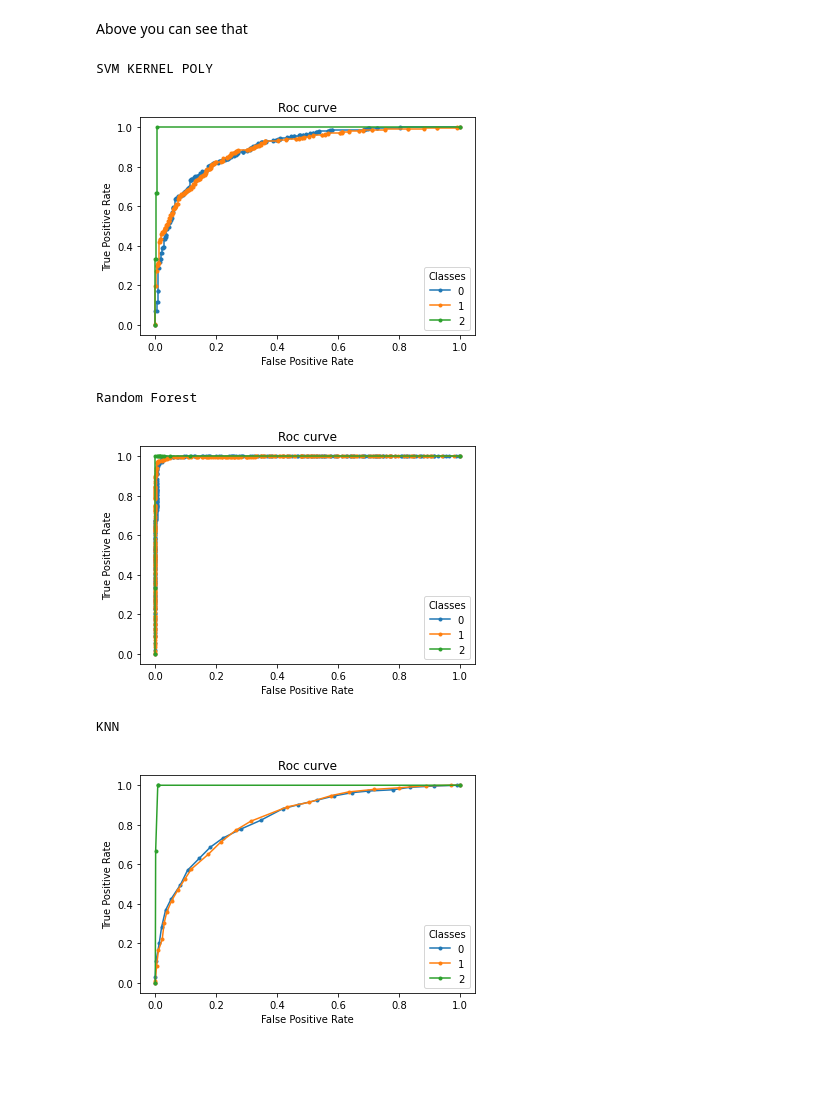
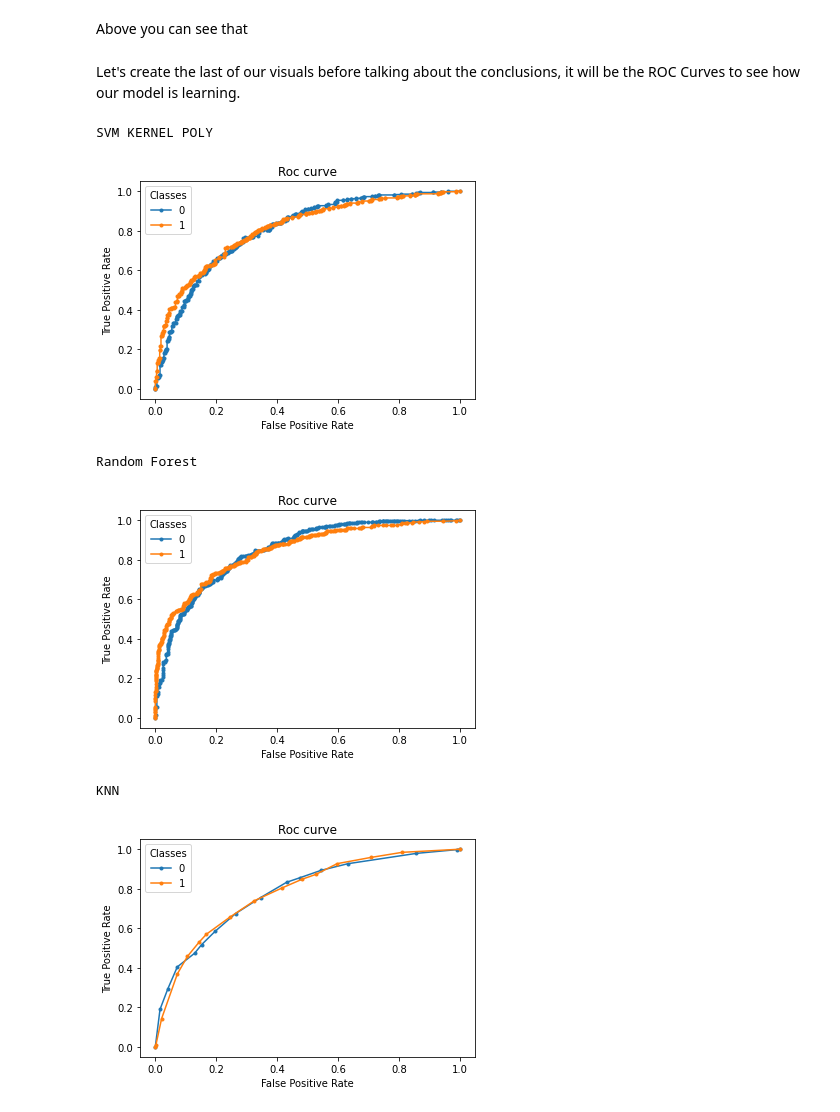
Before and after one commit to xavikp/kaggle-apc2122, a Jupyter notebook: src/predictor.ipynb, the cells around one changed output. Cells and saved outputs as stored; diff of their text form; code cells hidden in the pictures; blank space fills up the shorter version.

```diff
--- a/src/predictor.ipynb
+++ b/src/predictor.ipynb
@@ -351,7 +349,7 @@ plt.legend(["Accuracy", "F1"])
 # %%
 t0=time()
 
-neig = [1,2,3,4,5,10,15,25,50,100,250]
+neig = [1,2,3,4,5,10,15,25,50,75,90]
 
 res_acc = []
 res_F1 = []
@@ -389,7 +387,7 @@ Now let's move onto the final analysis before our conclusions. We'll be looking
 # %%
 #for the SVMs I take the best perfoming kernel which is the linear one, for the other models I've already determined what parameter
 #gave us the better results
-knn_ = KNeighborsClassifier(n_neighbors=25)
+knn_ = KNeighborsClassifier(n_neighbors=15)
 knn_.fit(x_train,y_train)
 knn_pred = knn_.predict(x_test)
 
@@ -451,6 +449,8 @@ weighted avg       0.74      0.74      0.74       433
 -----------------
 # %% [markdown]
 Above you can see that
+# %% [markdown]
+Let's create the last of our visuals before talking about the conclusions, it will be the ROC Curves to see how our model is learning.
 # %%
 x_train, x_test, y_train, y_test=train_test_split(X, Y, test_size=0.20, random_state=42)
 
@@ -459,8 +459,8 @@ ns_probs = [0 for _ in range(len(y_test))]
 # predict probabilities
 lr_probs = linear.predict_proba(x_test)
 # keep probabilities for the positive outcome only
-y_train = label_binarize(y_train, classes=[1, 2, 3])
-y_test = label_binarize(y_test, classes=[1, 2, 3])
+y_train = label_binarize(y_train, classes=[1, 2])
+y_test = label_binarize(y_test, classes=[1, 2])
 n_classes = y_test.shape[1]
 
 
@@ -489,9 +489,10 @@ ns_probs = [0 for _ in range(len(y_test))]
 # predict probabilities
 lr_probs = random_forest.predict_proba(x_test)
 # keep probabilities for the positive outcome only
-y_train = label_binarize(y_train, classes=[1, 2,'X'])
-y_test = label_binarize(y_test, classes=[1, 2, 'X'])
+y_train = label_binarize(y_train, classes=[1, 2])
+y_test = label_binarize(y_test, classes=[1, 2])
 n_classes = y_test.shape[1]
+
 
 NSPFR=dict()
 NSTPR=dict()
@@ -514,37 +515,37 @@ plt.title(label='Roc curve')
 plt.show()
 
 #KNN
 ns_probs = [0 for _ in range(len(y_test))]
 # predict probabilities
 lr_probs = knn_.predict_proba(x_test)
 # keep probabilities for the positive outcome only
-y_train = label_binarize(y_train, classes=[1, 2, 'X'])
-y_test = label_binarize(y_test, classes=[1, 2, 'X'])
+y_train = label_binarize(y_train, classes=[1, 2])
+y_test = label_binarize(y_test, classes=[1, 2])
 n_classes = y_test.shape[1]
 
 NSPFR=dict()
 NSTPR=dict()
 LRFPR=dict()
 LRTPR=dict()
 
 for i in range(n_classes):
     NSPFR[i], NSTPR[i], _ = roc_curve(y_test[:,i], ns_probs)
     LRFPR[i], LRTPR[i], _ = roc_curve(y_test[:,i], lr_probs[:, i])
     plt.plot(LRFPR[i], LRTPR[i], marker='.', label=i)
 
 
 print('KNN')
 plt.xlabel('False Positive Rate')
 plt.ylabel('True Positive Rate')
 # show the legend
 plt.legend(title='Classes')
 # show the plot
 plt.title(label='Roc curve')
 plt.show()
 # %% [output]
 SVM KERNEL POLY
-[figure, old version]
+[figure, new version]
 Random Forest
-[figure, old version]
+[figure, new version]
 KNN
-[figure, old version]
+[figure, new version]
```
Also changed, not shown: parts of 8 cells of this notebook, 1 other file.
